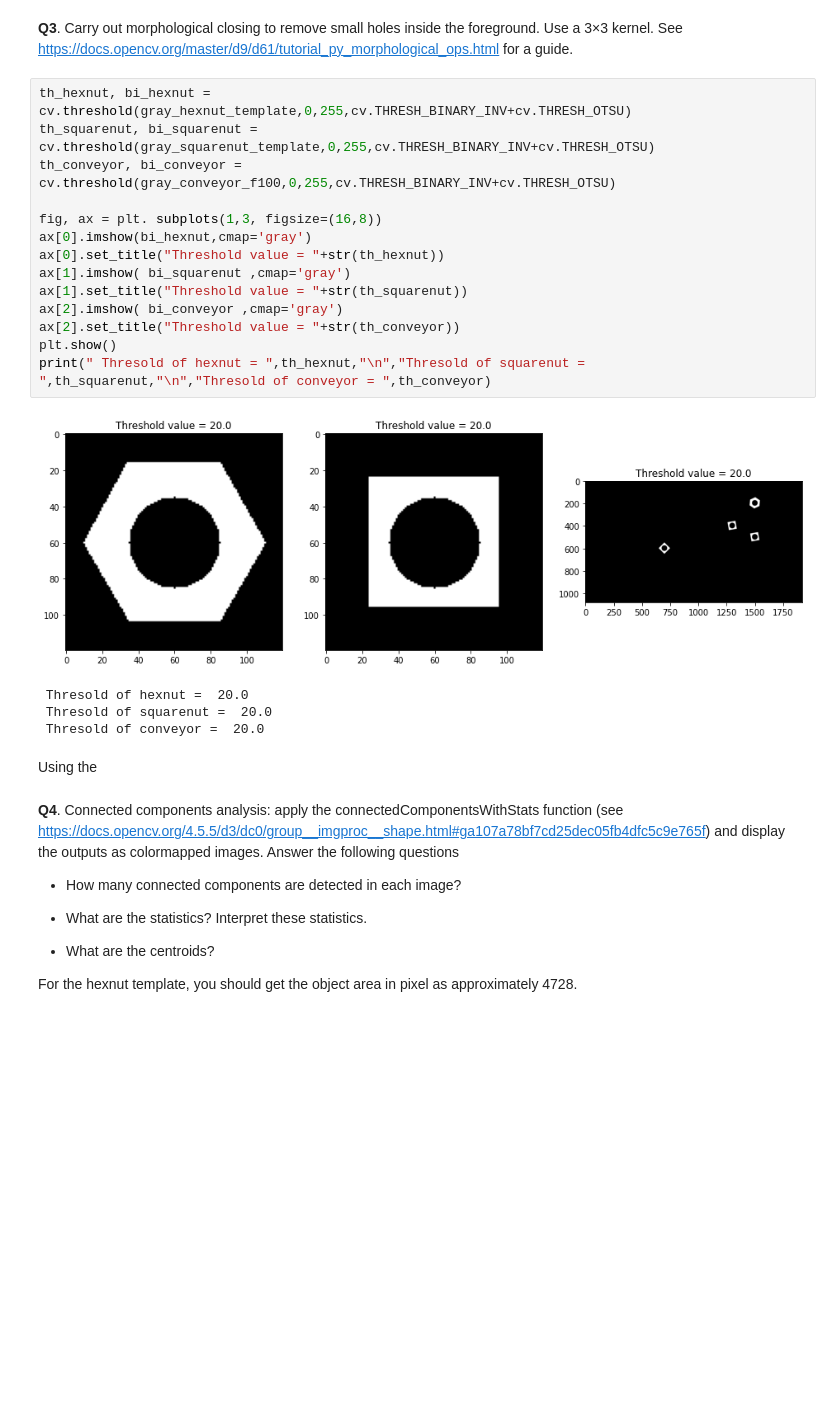
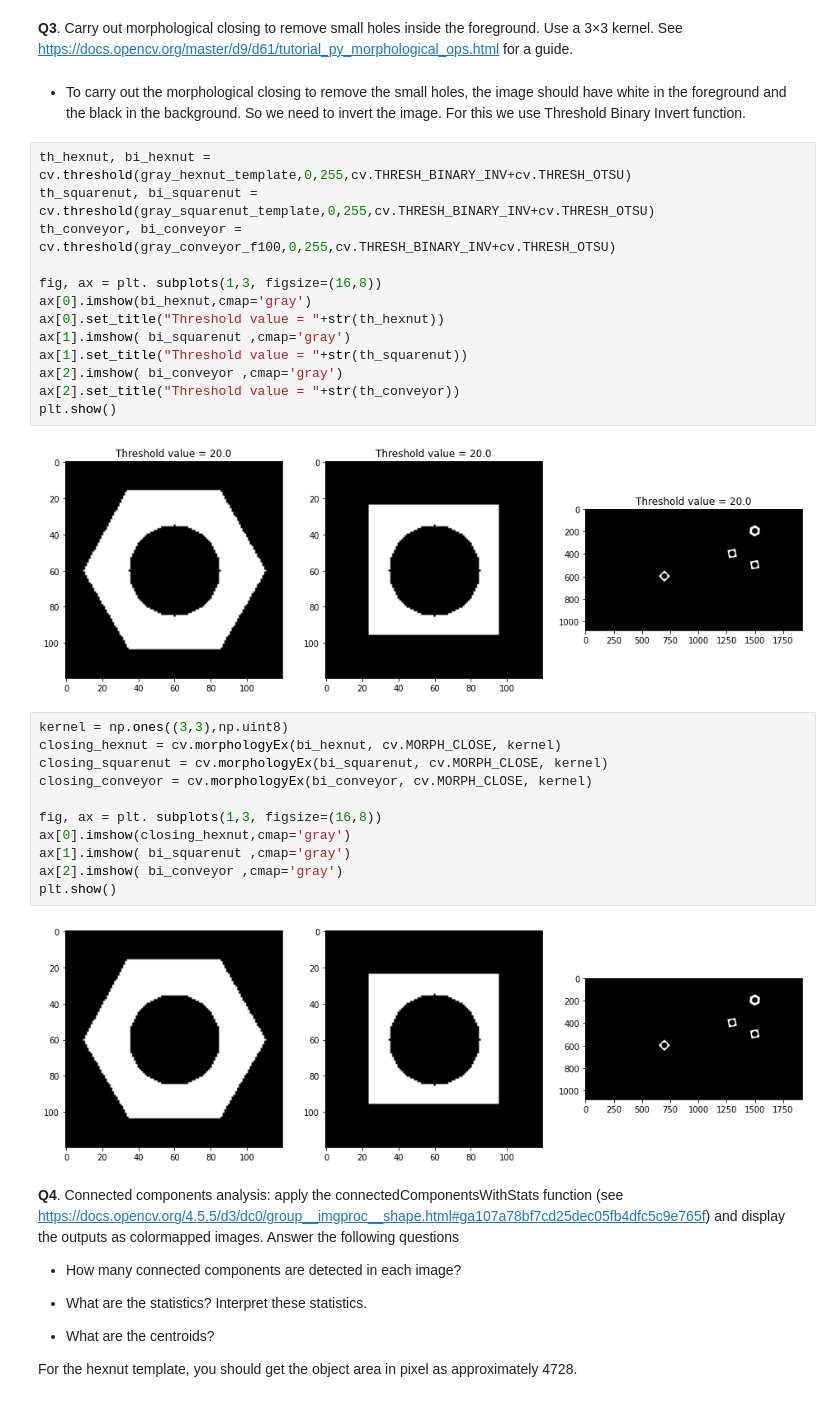
Before and after one commit to YohanAbeysinghe/Object-Counting-on-a-Conveyor-Belt, a Jupyter notebook: Assignment_2-code.ipynb, the cells around one changed output. Drawn from its saved outputs; the diff is of its cells as text; blank space fills up the shorter version.

Commit message:
Inverting the image and morphological closing

```diff
--- a/Assignment_2-code.ipynb
+++ b/Assignment_2-code.ipynb
@@ -57,6 +57,8 @@ print(" Thresold of hexnut = ",th_hexnut,"\n","Thresold of squarenut = ",th_squa
  Thresold of conveyor =  20.0
 # %% [markdown]
 **Q3**. Carry out morphological closing to remove small holes inside the foreground. Use a 3×3 kernel. See https://docs.opencv.org/master/d9/d61/tutorial_py_morphological_ops.html for a guide.
+# %% [markdown]
+* To carry out the morphological closing to remove the small holes, the image should have white in the foreground and the black in the background. So we need to invert the image. For this we use Threshold Binary Invert function.
 # %%
 th_hexnut, bi_hexnut = cv.threshold(gray_hexnut_template,0,255,cv.THRESH_BINARY_INV+cv.THRESH_OTSU)
 th_squarenut, bi_squarenut = cv.threshold(gray_squarenut_template,0,255,cv.THRESH_BINARY_INV+cv.THRESH_OTSU)
@@ -70,14 +72,21 @@ ax[1].set_title("Threshold value = "+str(th_squarenut))
 ax[2].imshow( bi_conveyor ,cmap='gray')
 ax[2].set_title("Threshold value = "+str(th_conveyor))
 plt.show()
-print(" Thresold of hexnut = ",th_hexnut,"\n","Thresold of squarenut = ",th_squarenut,"\n","Thresold of conveyor = ",th_conveyor)
 # %% [output]
 [figure]
- Thresold of hexnut =  20.0
- Thresold of squarenut =  20.0
- Thresold of conveyor =  20.0
-# %% [markdown]
-Using the
+# %%
+kernel = np.ones((3,3),np.uint8)
+closing_hexnut = cv.morphologyEx(bi_hexnut, cv.MORPH_CLOSE, kernel)
+closing_squarenut = cv.morphologyEx(bi_squarenut, cv.MORPH_CLOSE, kernel)
+closing_conveyor = cv.morphologyEx(bi_conveyor, cv.MORPH_CLOSE, kernel)
+
+fig, ax = plt. subplots(1,3, figsize=(16,8))
+ax[0].imshow(closing_hexnut,cmap='gray')
+ax[1].imshow( bi_squarenut ,cmap='gray')
+ax[2].imshow( bi_conveyor ,cmap='gray')
+plt.show()
+# %% [output]
+[figure, added]
 # %% [markdown]
 **Q4**. Connected components analysis: apply the connectedComponentsWithStats function (see https://docs.opencv.org/4.5.5/d3/dc0/group__imgproc__shape.html#ga107a78bf7cd25dec05fb4dfc5c9e765f) and display the outputs as colormapped images. Answer the following questions
 
```
Also changed, not shown: parts of 1 cell of this notebook.
